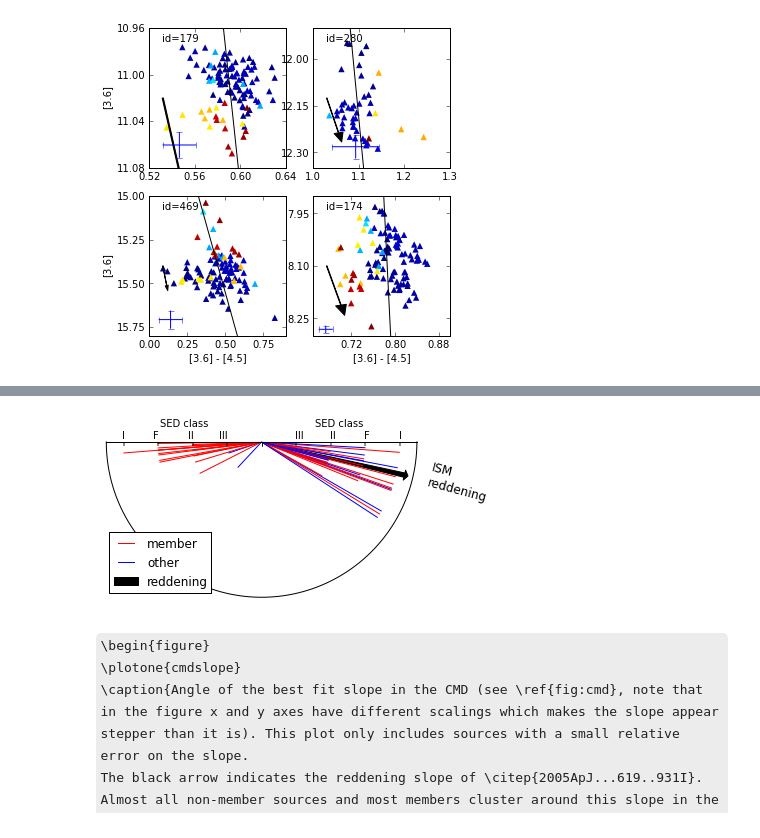
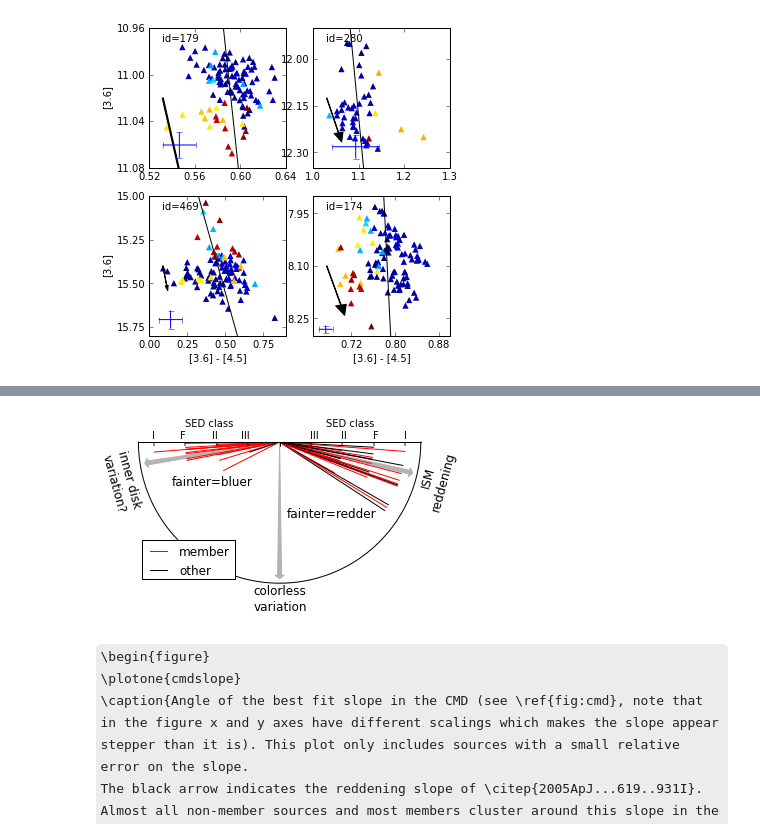
Before and after one commit to YSOVAR/Analysis, a Jupyter notebook: L1688_analysis.ipynb, the cells around one changed output, grey strips where cells are left out. Cells and saved outputs as stored; diff of their text form; code cells hidden in the pictures; some formulas as TeX source.

```diff
--- a/L1688_analysis.ipynb
+++ b/L1688_analysis.ipynb
@@ -1182,8 +1421,8 @@ ax = fig.add_subplot(111)
 fig.subplots_adjust(right=.98, top=.96)
 
 indbright = ((cat['mean_36'] < 14) | (cat['mean_45'] < 14)) & ((cat['n_36'] > 20) | (cat['n_45']  > 20))
-
-ind = indfinite & indbright
+sedclasses = ['I', 'F', 'II', 'III', '']
+ind = indbright
 n = np.zeros((5,3))
 # define func for easy testing of mean, median, etc
 # change np.median -> len in next line to seem how many source per bin.
@@ -1465,7 +1670,7 @@ ax31 = fig.add_axes([.1,.68,.4,.29], sharex = ax11)
 ax32 = fig.add_axes([.5,.68,.38,.29], sharex = ax12)
 for i, ax, band in zip([392, 77, 472, 417, 742, 533], [ax11,ax12,ax21,ax22,ax31,ax32], ['36','45','36','45','36','45']):
     print cat['simbad_MAIN_ID'][i]
-    period = cat['sc_good_period'][i]
+    period = cat['s1_good_period'][i]
     ind = cat.lclist[i]['t'+band] < 55400
     p = atlas.phase_fold(cat.lclist[i]['t'+band], period)
     c = 'k' if band=='36' else 'r'
@@ -1762,15 +1958,29 @@ As the last aspect in this section we will look at the timing behaviour of the l
 # %% [markdown]
 ### Long-term variability
 # %%
-fig = plt.figure(figsize=(4,3))
+fig = plt.figure(figsize=(8,3))
 fig.subplots_adjust(right=.96, top=.96)
-ax = fig.add_subplot(111)
+ax = fig.add_subplot(122)
 ax.scatter((cat['max_36']-cat['min_36'])[indmembers], cat['AdOC08_Kamp'][indmembers], label='members', color='r')
-ax.scatter((cat['max_36']-cat['min_36'])[~indmembers], cat['AdOC08_Kamp'][~indmembers], label='other', color='b')
+ax.scatter((cat['max_36']-cat['min_36'])[~indmembers], cat['AdOC08_Kamp'][~indmembers], label='other', color='k')
 #ax.set_xlim([0,.5])
 ax.set_ylim([0,4])
 ax.set_xlabel('$3.6\mu$ amplitude [mag] - 2010 to 2011')
 ax.set_ylabel('K amplitude [mag] - 2005 to 2006')
 ax.legend(loc = 'upper left')
+ax.set_xlim([0, None])
+#ax.text(0.05, 2.5, 'Alves de Oliveira & Casali (2008)')
+
+ax2 = fig.add_subplot(121)
+ax2.scatter((cat['max_36']-cat['min_36'])[indmembers], cat['delta_K'][indmembers], label='members', color='r')
+ax2.scatter((cat['max_36']-cat['min_36'])[~indmembers], cat['delta_K'][~indmembers], label='other', color='k')
+#ax.set_xlim([0,.5])
+ax2.set_ylim([0,3])
+ax2.set_xlabel('$3.6\mu$ amplitude [mag] - 2010 to 2011')
+ax2.set_ylabel('K amplitude [mag] - 1997 to 2001')
+ax2.legend(loc = 'upper left')
+ax2.set_xlim([0, None])
+#ax2.text(0.05, 2, 'Parks et al. (in prep)')
+
 fig.savefig(os.path.join(plotdir, 'amplitudesKvs36.eps'))
 # %% [output]
@@ -1954,40 +2188,46 @@ ar.set_axislabel_direction('-')
 ar.label.set_rotation(180)
 ar.major_ticklabels.set_rotation(180)
 ar.major_ticklabels.set_va('baseline')
 ar.label.set_va('baseline')
 
 # create a parasite axes whose transData in RA, cz
 aux_ax = ax1.get_aux_axes(tr)
 
 aux_ax.patch = ax1.patch # for aux_ax to have a clip path as in ax
 ax1.patch.zorder=0.9 # but this has a side effect that the patch is
                         # drawn twice, and possibly over some other
                         # artists. So, we decrease the zorder a bit to
                         # prevent this.
 
 ind = indslopegood & indmembers & indvariable
 for m, c in zip(cat['cmd_m_36_45'][ind], cat['SEDclass'][ind]):
     alpha = np.arctan(m)-np.pi/2
     linem = aux_ax.plot([alpha,alpha], [0,classlength[c]],'r', label ='member')
 ind = indslopegood & ~indmembers & indvariable
 for m, c in zip(cat['cmd_m_36_45'][ind], cat['SEDclass'][ind]):
     alpha = np.arctan(m)-np.pi/2
-    linenonm = aux_ax.plot([alpha,alpha], [0,classlength[c]],'b', label='other')
+    linenonm = aux_ax.plot([alpha,alpha], [0,classlength[c]],'k', label='other')
 red_slope = YSOVAR.autofuncs.redvecs['36_45'][0]
-aux_ax.arrow(np.arctan(red_slope)-np.pi/2.,0,0,4.25,fc="k", ec="k", head_width=0.07,label='reddening', width = 0.03)
+aux_ax.arrow(np.arctan(red_slope)-np.pi/2.,0,0,4.25,fc="0.7", ec="0.7", head_width=0.07,label='reddening', width = 0.03)
+aux_ax.arrow(1.05*np.pi,0,0,4.25,fc="0.7", ec="0.7", head_width=0.07,label='reddening', width = 0.03)
+aux_ax.arrow(1.5*np.pi,0,0,4.25,fc="0.7", ec="0.7", head_width=0.07,label='reddening', width = 0.03)
 # Legend not defined for the lines in this plot, so make some proxy artists instead
 p = plt.Line2D(np.array([1,1]),np.array([1,2]),c='r')
-p1 = plt.Line2D(np.array([1,1]),np.array([1,2]),c='b')
+p1 = plt.Line2D(np.array([1,1]),np.array([1,2]),c='k')
 red_y = YSOVAR.autofuncs.redvecs['36_45'][1] *0.2
 arrow = plt.arrow(0.84,8.1, red_y/red_slope, red_y,fc="k", ec="k", head_width=0.01)
-aux_ax.legend([p, p1, arrow], ["member", "other", 'reddening'], loc='lower left')
-fig.text(0.92,0.6,'ISM\nreddening', rotation=-15, size='large')
-fig.subplots_adjust(bottom=0, left=0.02, right= 0.9)
+aux_ax.legend([p, p1], ["member", "other"], loc='lower left')
+fig.text(0.88,0.68,'ISM\nreddening', rotation=75, size='large', multialignment='center')
+fig.text(0.5,0.05,'colorless\nvariation', size='large', multialignment='center', ha='center', va='bottom')
+fig.text(0.01,0.68,'inner disk\nvariation?', rotation=-75, size='large', multialignment='center')
+fig.text(0.2,0.65,'fainter=bluer', size='large', va='center')
+fig.text(0.52,0.5,'fainter=redder', size='large', va='center')
+fig.subplots_adjust(bottom=0.1, left=0.1, right= 0.9)
 
 fig.savefig(os.path.join(plotdir, 'cmdslope.eps'))
 fig.savefig(os.path.join(posterdir, 'cmdslope.png'))
 # %% [output]
-[figure, old version]
+[figure, new version]
 # %% [markdown]
 \begin{figure}
 \plotone{cmdslope}
```
Also changed, not shown: parts of 136 cells of this notebook.
